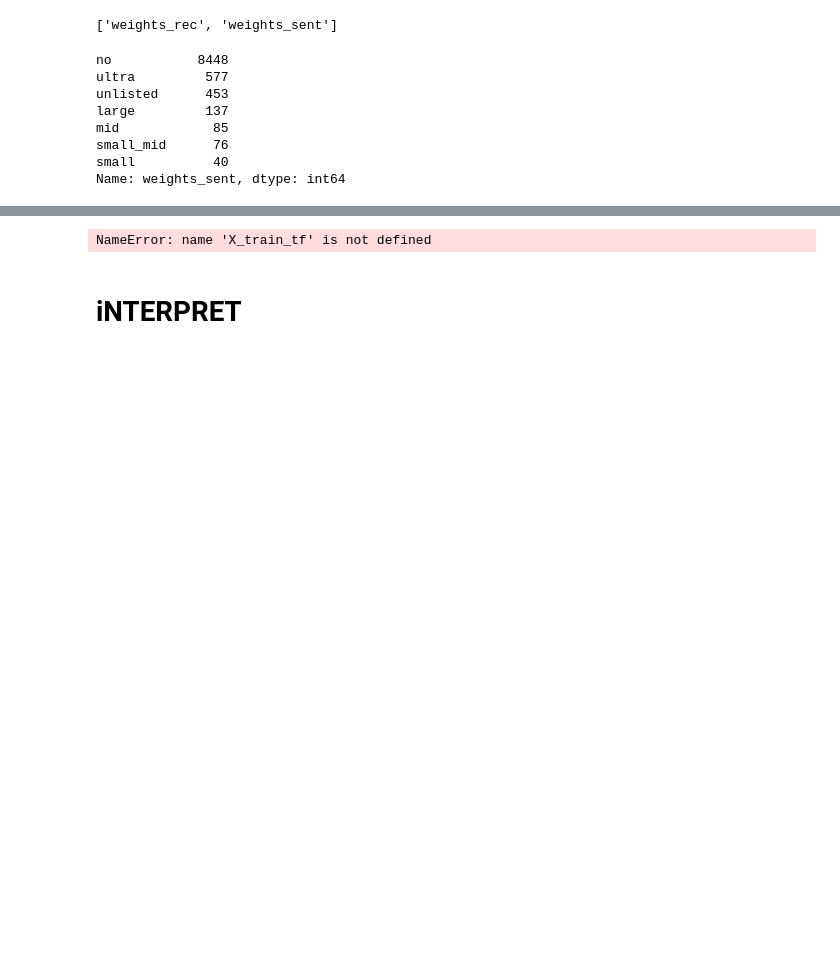
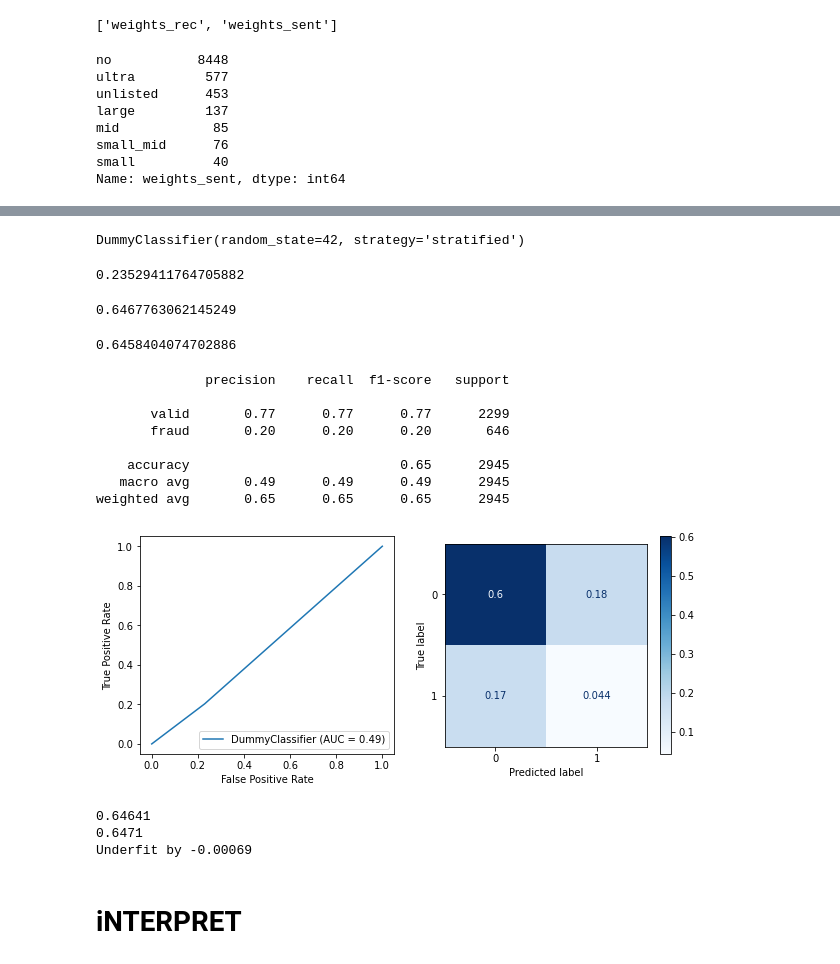
Before and after one commit to kuninethan95/OSEMN, a Jupyter notebook: index_OSEMN.ipynb, the cells around one changed output, grey strips where cells are left out. Drawn from its saved outputs; the diff is of its cells as text; code cells hidden in the pictures; blank space fills up the shorter version.

```diff
--- a/index_OSEMN.ipynb
+++ b/index_OSEMN.ipynb
@@ -1232,9 +1114,71 @@ X_cols
-# %%
-X_train_df = pd.DataFrame(X_train_tf,columns=X_cols,index=X_train.index)
-X_test_df = pd.DataFrame(X_test_tf,columns=X_cols,index=X_test.index)
-X_train_df
-# %% [output]
-NameError: name 'X_train_tf' is not defined
+# %%
+# Create dummy model for baseline
+
+from sklearn.dummy import DummyClassifier
+dummy_clf = DummyClassifier(strategy='stratified', random_state=42)
+dummy_clf.fit(X_train_df,y_train)
+# %% [output]
+DummyClassifier(random_state=42, strategy='stratified')
+# %%
+
+recall_score(y_test, y_hat_test)
+# %% [output]
+0.23529411764705882
+# %%
+
+print(accuracy_score(y_train, y_hat_train))
+accuracy_score(y_test, y_hat_test)
+# %% [output]
+0.6467763062145249
+0.6458404074702886
+# %%
+from sklearn.metrics import plot_roc_curve, auc, plot_confusion_matrix, \
+                            f1_score, recall_score, classification_report
+
+
+
+def evaluate_model(fit_model, X_train, X_test, y_train, y_test, cmap='Blues', normalize='all'):
+    """
+    Returns results of a fit model
+    Parameters: fit model, training and test data, can optionally adjust color palette and normalized matrix
+    Returns: Classification report, ROC curve, AUC score, confusion matrix, and training vs test F1 results
+    """
+
+    y_hat_test = fit_model.predict(X_test)
+    y_hat_train = fit_model.predict(X_train)
+
+    print(classification_report(y_test, y_hat_test, target_names=['valid', 'fraud']))
+
+    fig, axes = plt.subplots(ncols=2, figsize=(10,4))
+    plot_roc_curve(fit_model, X_test, y_test, ax=axes[0])
+    plot_confusion_matrix(fit_model, X_test, y_test, cmap=cmap, normalize=normalize, ax=axes[1])
+    plt.show()
+
+
+    # Using F1 weighted because my data has a class imbalance
+    f1_train=round(f1_score(y_train, y_hat_train, average='weighted'),5)
+    f1_test=round(f1_score(y_test, y_hat_test, average='weighted'),5)
+    print(f1_train)
+    print(f1_test)
+    if f1_train > f1_test:
+        print(f"Overfit by +{round(f1_train-f1_test,5)}")
+    else:
+        print(f"Underfit by -{round(f1_test-f1_train,5)}")
+# %%
+evaluate_model(dummy_clf, X_train_df, X_test_df, y_train, y_test)
+# %% [output]
+              precision    recall  f1-score   support
+
+       valid       0.77      0.77      0.77      2299
+       fraud       0.20      0.20      0.20       646
+
+    accuracy                           0.65      2945
+   macro avg       0.49      0.49      0.49      2945
+weighted avg       0.65      0.65      0.65      2945
+[figure, added]
+0.64641
+0.6471
+Underfit by -0.00069
 # %% [markdown]
 # iNTERPRET
 # %% [markdown]
```
Also changed, not shown: parts of 38 cells of this notebook.
